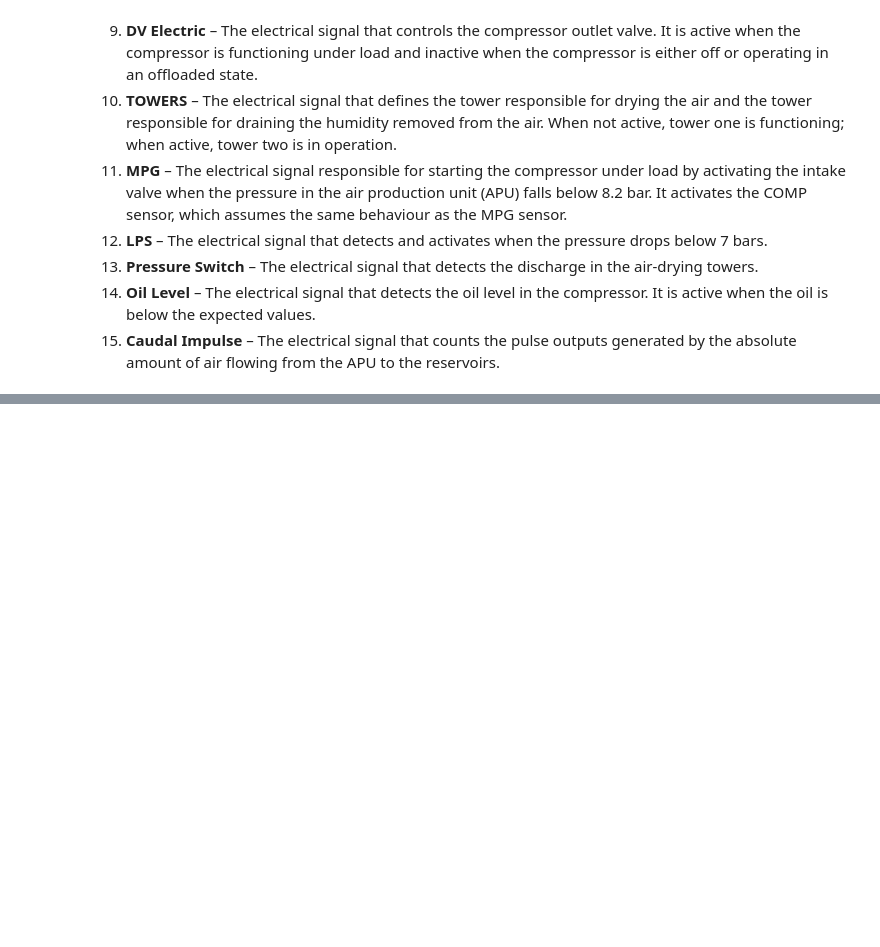
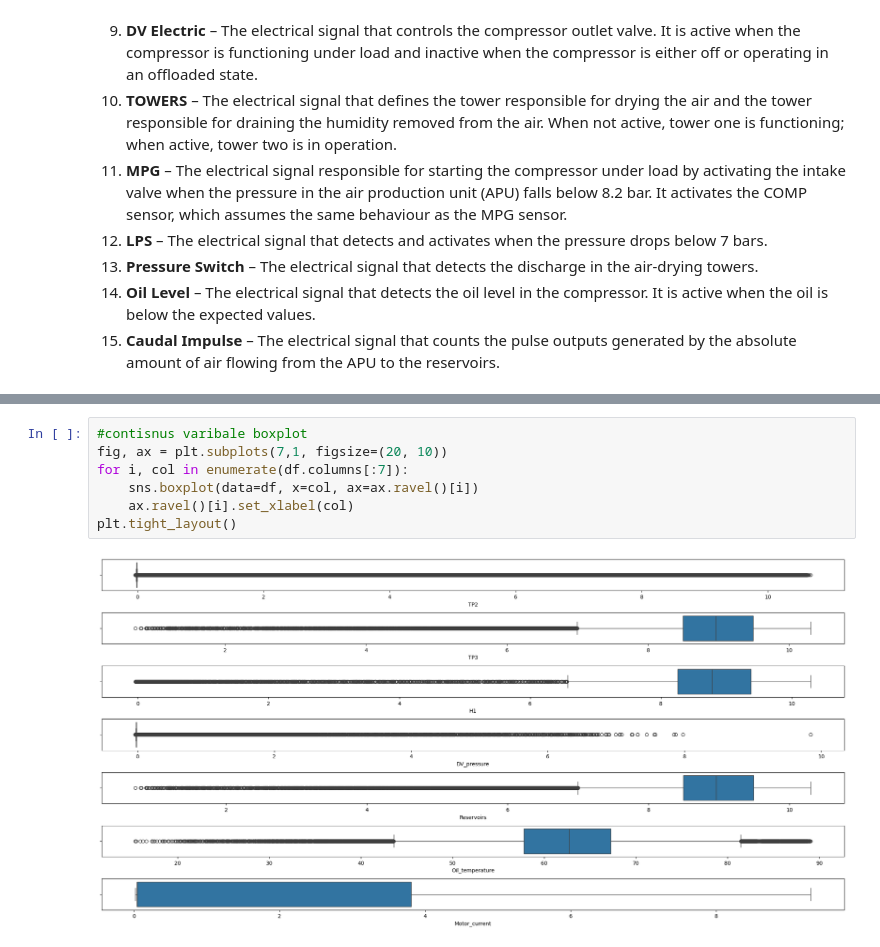
Before and after one commit to sfaxibrahim/Mlops, a Jupyter notebook: notebooks/Data_preprocess.ipynb, the cells around one changed output, grey strips where cells are left out. Drawn from its saved outputs; the diff is of its cells as text; blank space fills up the shorter version.

```diff
--- a/notebooks/Data_preprocess.ipynb
+++ b/notebooks/Data_preprocess.ipynb
@@ -92,0 +146,9 @@ data.describe()
+# %%
+#contisnus varibale boxplot
+fig, ax = plt.subplots(7,1, figsize=(20, 10))
+for i, col in enumerate(df.columns[:7]):
+    sns.boxplot(data=df, x=col, ax=ax.ravel()[i])
+    ax.ravel()[i].set_xlabel(col)
+plt.tight_layout()
+# %% [output]
+[figure, added]
```
Also changed, not shown: parts of 19 cells of this notebook, 9 other files.
